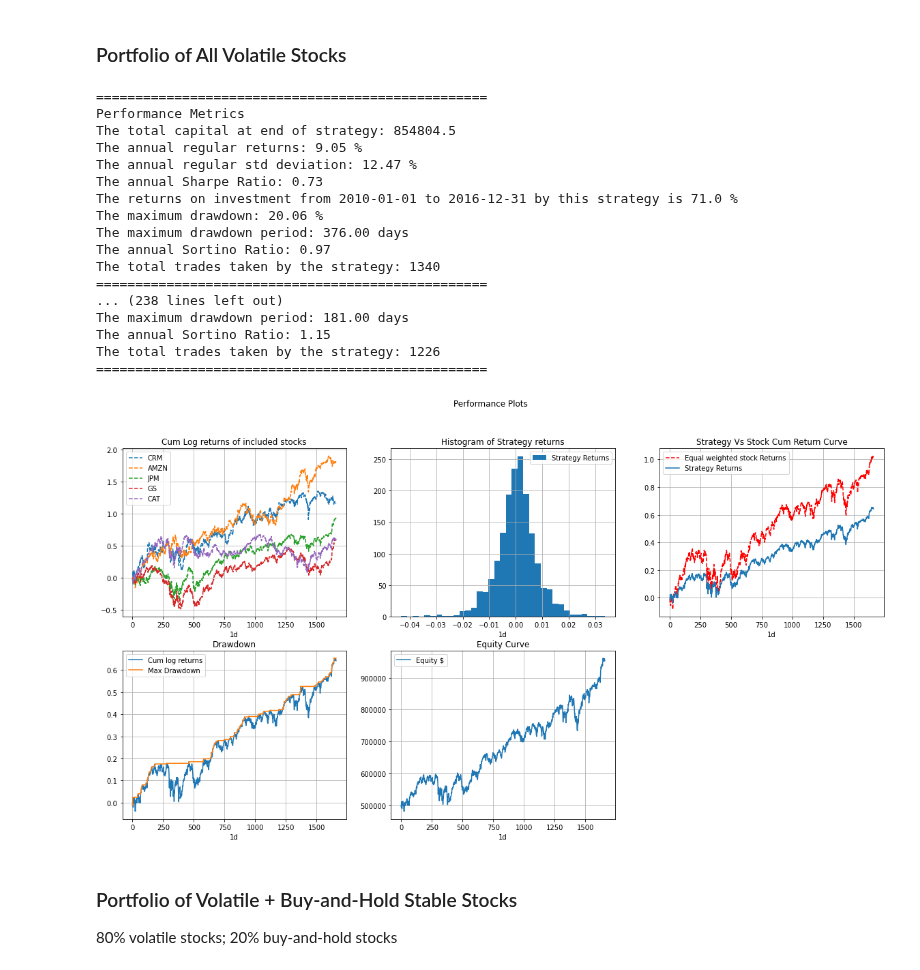
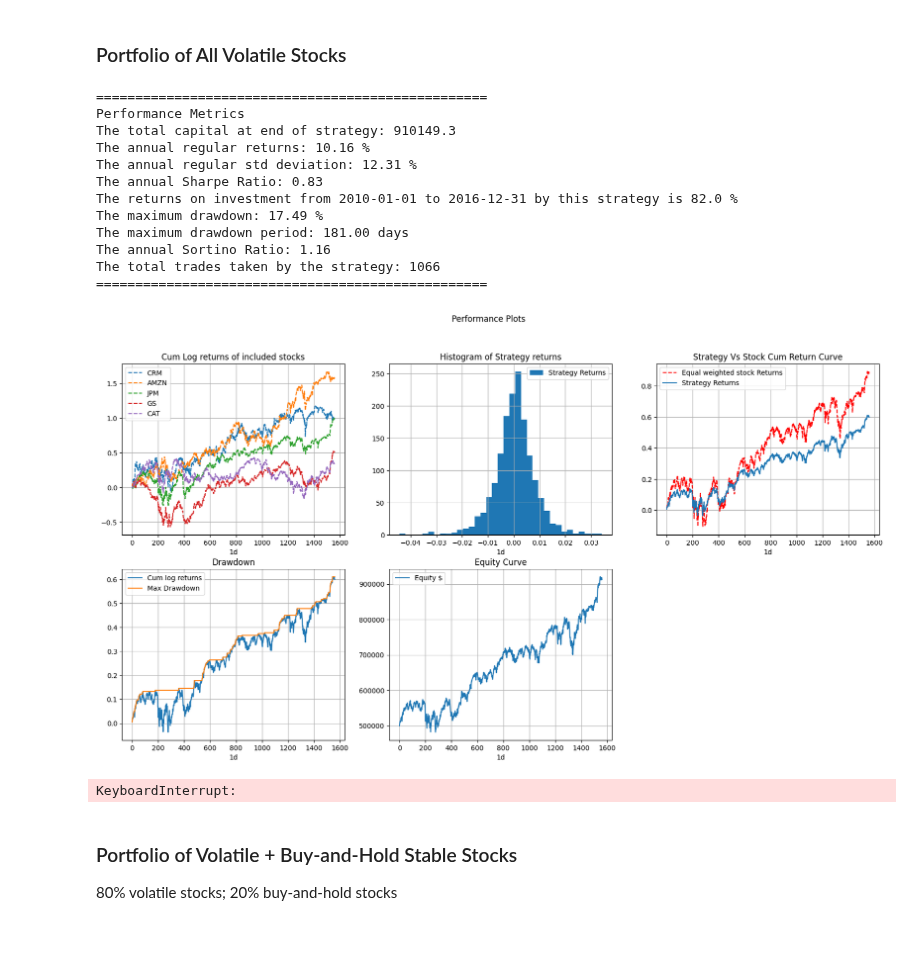
Before and after one commit to pehper/IS4226, a Jupyter notebook: final_strategy.ipynb, the cells around one changed output. Drawn from its saved outputs; the diff is of its cells as text; code cells hidden in the pictures; blank space fills up the shorter version.

Commit message:
randomCV by sharpe, func for prnt, bfore and after

```diff
--- a/final_strategy.ipynb
+++ b/final_strategy.ipynb
@@ -599,9 +619,9 @@ class All_volatile(Common_Class):
       self.performance()
 
       # Extract the final return from the performance metrics
-      final_return = self.capital - self.initial_capital
+      sharpe_ratio = self.sharpe_ratio
 
-      return final_return
+      return sharpe_ratio
 
   def randomized_cv_search(self, param_grid, n_iter=10):
         """
@@ -663,55 +683,58 @@ if __name__ == "__main__":
 
     # Create an instance of the strategy class
     A = All_volatile(trading_stocks, hodl_stocks, training_start, training_end, "1d", initial_capital, 0.00, False)
+    A.run_strategy(200, 20, 1.5, 14, 3, 3)
+    A.performance()
+    A.performance_results()
+    A.performance_plots()
 
+
+    B = All_volatile(trading_stocks, hodl_stocks, training_start, training_end, "1d", initial_capital, 0.00, False)
     # Define the parameter grid for grid search
     param_grid = {
       'ema_window': [100, 150, 200],
       'bb_window': [15, 20, 25],
       'bb_dev': [1, 1.5, 2, 3],
       'atr_window': [10, 14, 20],
       'sl_multiplier': [1, 2, 3],
       'tp_multiplier': [1, 2, 3]
     }
 
     # Perform randomized CV search to find the optimal parameter set
-    best_params = A.randomized_cv_search(param_grid, n_iter=20)
+    best_params = B.randomized_cv_search(param_grid, n_iter=20)
 
     # # Perform grid search to find the optimal parameter set
     # best_params = A.grid_search(param_grid)
 
     # Run the strategy with the best parameters found
-    A.run_strategy(
+    B.run_strategy(
         best_params['ema_window'],
         best_params['bb_window'],
         best_params['bb_dev'],
         best_params['atr_window'],
         best_params['sl_multiplier'],
         best_params['tp_multiplier']
     )
 
     # Evaluate performance with the best parameters
-    A.performance()
-    A.performance_plots()
+    B.performance()
+    B.performance_results()
+    B.performance_plots()
 # %% [output]
 ==================================================
 Performance Metrics
-The total capital at end of strategy: 854804.5
-The annual regular returns: 9.05 %
-The annual regular std deviation: 12.47 %
-The annual Sharpe Ratio: 0.73
-The returns on investment from 2010-01-01 to 2016-12-31 by this strategy is 71.0 %
-The maximum drawdown: 20.06 %
-The maximum drawdown period: 376.00 days
-The annual Sortino Ratio: 0.97
-The total trades taken by the strategy: 1340
+The total capital at end of strategy: 910149.3
+The annual regular returns: 10.16 %
+The annual regular std deviation: 12.31 %
+The annual Sharpe Ratio: 0.83
+The returns on investment from 2010-01-01 to 2016-12-31 by this strategy is 82.0 %
+The maximum drawdown: 17.49 %
+The maximum drawdown period: 181.00 days
+The annual Sortino Ratio: 1.16
+The total trades taken by the strategy: 1066
 ==================================================
-... (238 lines left out)
-The maximum drawdown period: 181.00 days
-The annual Sortino Ratio: 1.15
-The total trades taken by the strategy: 1226
-==================================================
-[figure, old version]
+[figure, new version]
+KeyboardInterrupt:
 # %% [markdown]
 ### Portfolio of Volatile + Buy-and-Hold Stable Stocks
 
```
Also changed, not shown: parts of 2 cells of this notebook.
